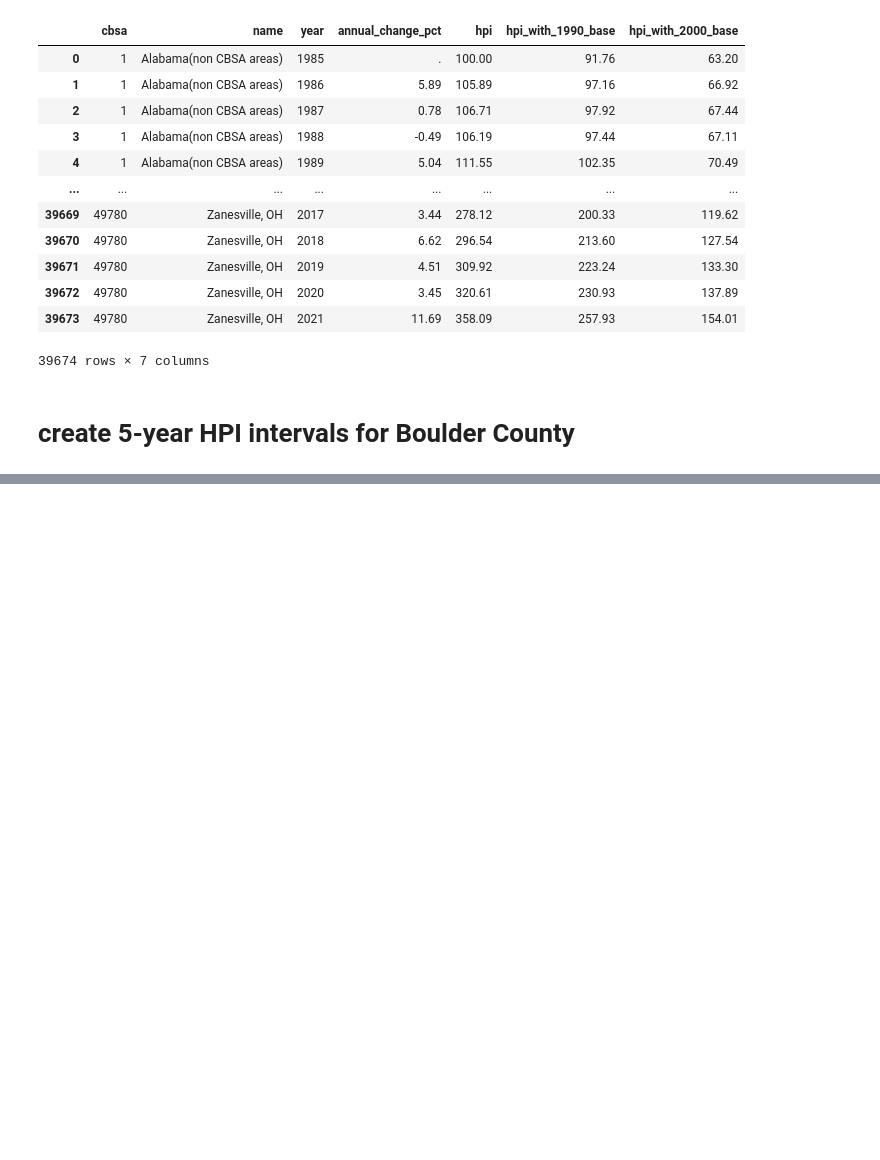
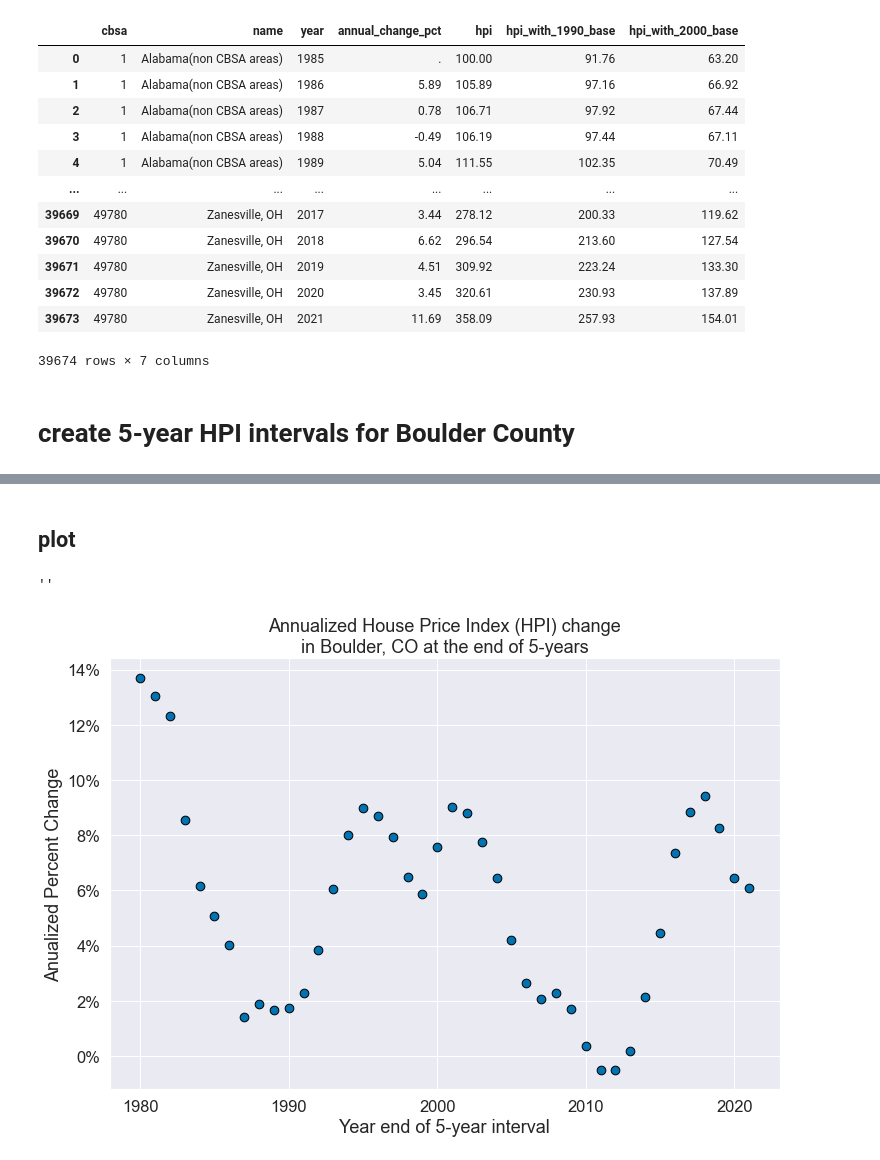
Before and after one commit to nmmichalak/hpi-analysis, a Jupyter notebook: 20220907_hpi_analysis.ipynb, the cells around one changed output, grey strips where cells are left out. Saved outputs shown, nothing was run; the diff lists cells and outputs as text; code cells hidden in the pictures; blank space fills up the shorter version.

```diff
--- a/20220907_hpi_analysis.ipynb
+++ b/20220907_hpi_analysis.ipynb
@@ -106,0 +112,21 @@ hpi_change_x_year
+# %% [markdown]
+## plot
+# %%
+# figure and axes
+fig, axes = plt.subplots(figsize = (10.5, 7.5))
+
+# scatterplot
+axes.scatter(hpi_change_x_year["year_end"], hpi_change_x_year["annual_change_frac"], s = 75, edgecolor = "black")
+
+# axes format
+axes.yaxis.set_major_formatter(mpl.ticker.PercentFormatter(xmax = 1, decimals = 0))
+
+# titles
+axes.set(xlabel = f"Year end of {interval_length}-year interval", ylabel = "Anualized Percent Change", title = f"Annualized House Price Index (HPI) change\nin {cbsa_name} at the end of {interval_length}-years")
+
+# tighten layout
+fig.tight_layout()
+;
+# %% [output]
+''
+[figure, added]
```
Also changed, not shown: parts of 1 cell of this notebook.
